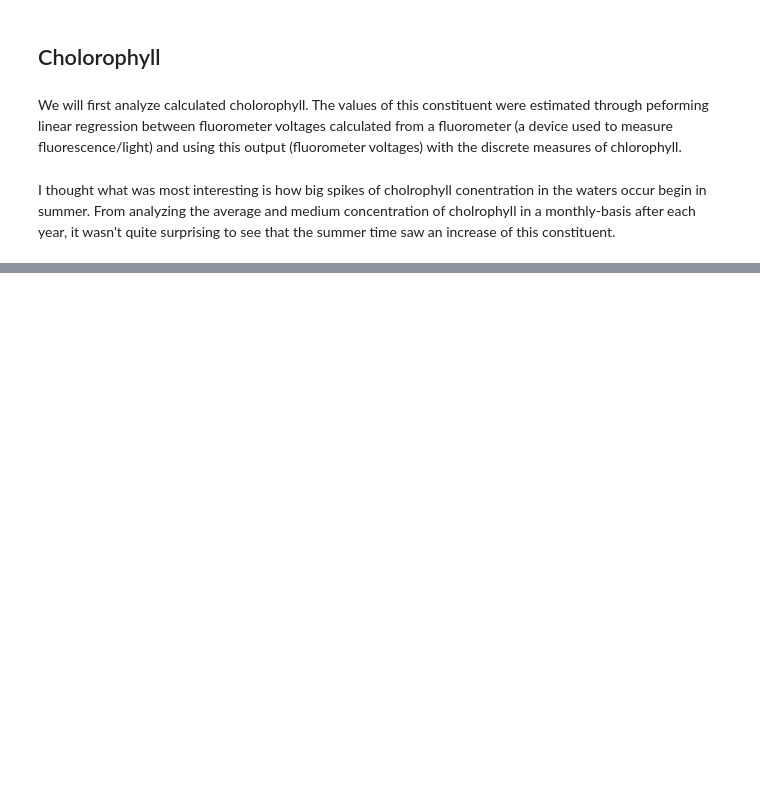
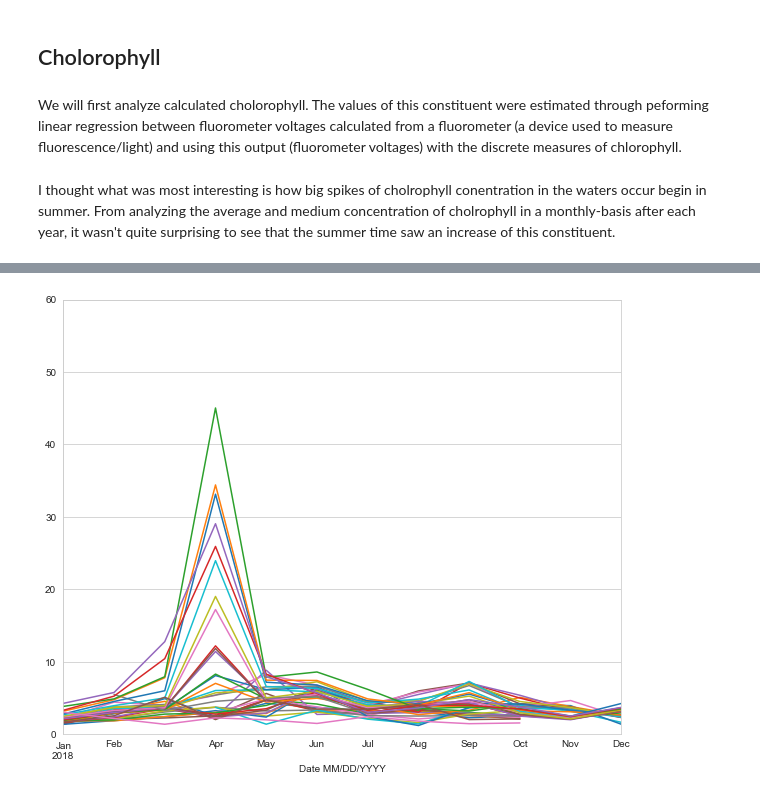
Before and after one commit to xbriandavid/bayareaWater, a Jupyter notebook: analysis.ipynb, the cells around one changed output, grey strips where cells are left out. Drawn from its saved outputs; the diff is of its cells as text; code cells hidden in the pictures; blank space fills up the shorter version.

```diff
--- a/analysis.ipynb
+++ b/analysis.ipynb
@@ -54,0 +71,5 @@ SyntaxError: EOL while scanning string literal (<ipython-input-10-45bf2718fff1>,
+# %%
+#2018 plot
+monthlyMeanPlot(year2018Chloro)
+# %% [output]
+[figure, added]
```
Also changed, not shown: parts of 7 cells of this notebook.
